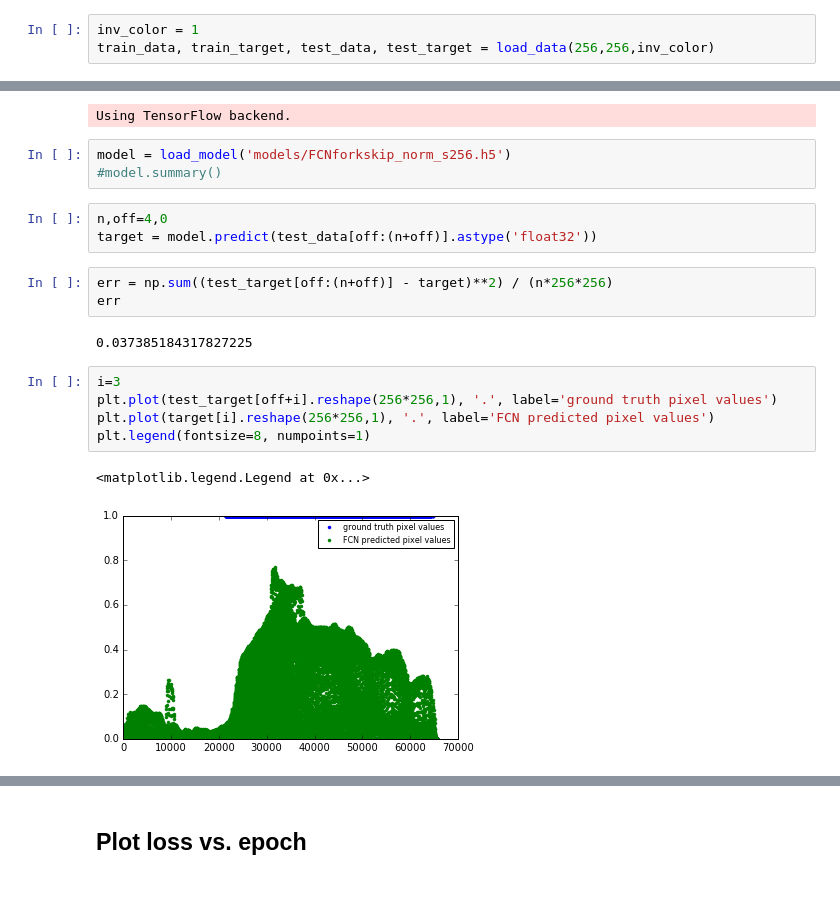
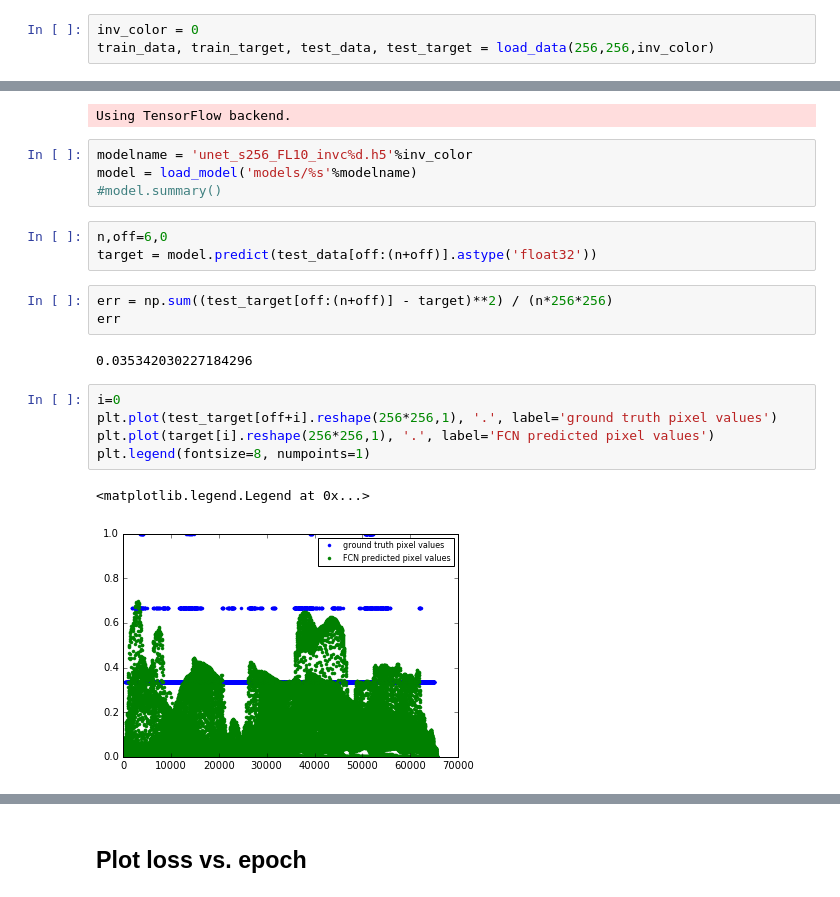
Before and after one commit to silburt/moon-craters, a Jupyter notebook: Analyze_model_s256_ari.ipynb, the cells around one changed output, grey strips where cells are left out. Drawn from its saved outputs; the diff is of its cells as text.

Commit message:
unet_rings architechture

```diff
--- a/Analyze_model_s256_ari.ipynb
+++ b/Analyze_model_s256_ari.ipynb
@@ -54,7 +54,7 @@ def load_data(im_width,im_height,inv_color_flag):
     print "Successfully normalized data and target."
     return train_data, train_target, test_data, test_target
 # %%
-inv_color = 1
+inv_color = 0
 train_data, train_target, test_data, test_target = load_data(256,256,inv_color)
 # %% [output]
 Successfully loaded files locally.
@@ -78,25 +78,26 @@ plt.plot(train_data[i].reshape(256*256,1), '.', label='ground truth pixel values
 from keras.models import load_model
 # %% [output]
 Using TensorFlow backend.
-# %%
-model = load_model('models/FCNforkskip_norm_s256.h5')
-#model.summary()
+# %%
+modelname = 'unet_s256_FL10_invc%d.h5'%inv_color
+model = load_model('models/%s'%modelname)
+#model.summary()
 # %%
-n,off=4,0
+n,off=6,0
 target = model.predict(test_data[off:(n+off)].astype('float32'))
 # %%
 err = np.sum((test_target[off:(n+off)] - target)**2) / (n*256*256)
 err
 # %% [output]
-0.037385184317827225
+0.035342030227184296
 # %%
-i=3
+i=0
 plt.plot(test_target[off+i].reshape(256*256,1), '.', label='ground truth pixel values')
 plt.plot(target[i].reshape(256*256,1), '.', label='FCN predicted pixel values')
 plt.legend(fontsize=8, numpoints=1)
 # %% [output]
 <matplotlib.legend.Legend at 0x...>
-[figure, old version]
+[figure, new version]
 # %%
 i=3
 
```
Also changed, not shown: parts of 2 cells of this notebook, 7 other files.
